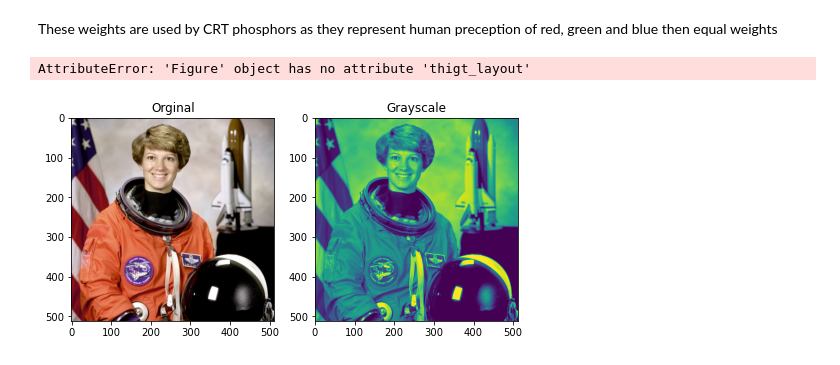
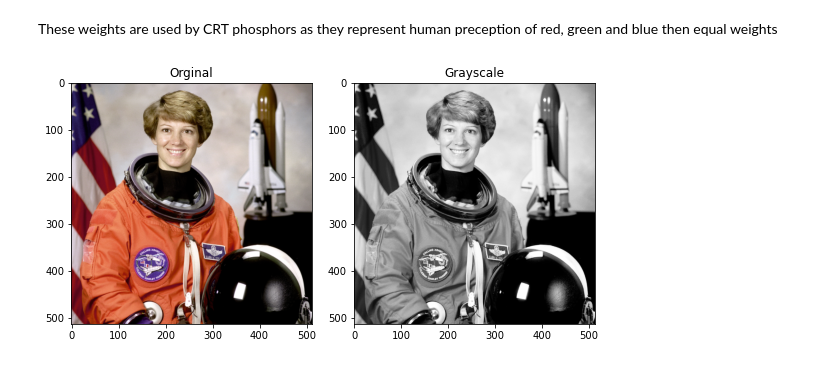
Before and after one commit to SabiViji/DIP, a Jupyter notebook: Skimage - RGB to grayscale.ipynb, the cells around one changed output. Saved outputs shown, nothing was run; the diff lists cells and outputs as text; code cells hidden in the pictures.

```diff
--- a/Skimage - RGB to grayscale.ipynb
+++ b/Skimage - RGB to grayscale.ipynb
@@ -14,14 +14,13 @@ gray = rgb2gray(img)
 # %%
 fig, axes = plt.subplots(1, 2, figsize=(8, 4))
 ax = axes.ravel()
 
 ax[0].imshow(img)
 ax[0].set_title("Orginal")
-ax[1].imshow(gray)
+ax[1].imshow(gray, cmap='Greys_r')
 ax[1].set_title("Grayscale")
 
-fig.thigt_layout()
+fig.tight_layout()
 plt.show()
 # %% [output]
-AttributeError: 'Figure' object has no attribute 'thigt_layout'
-[figure, old version]
+[figure, new version]
```
